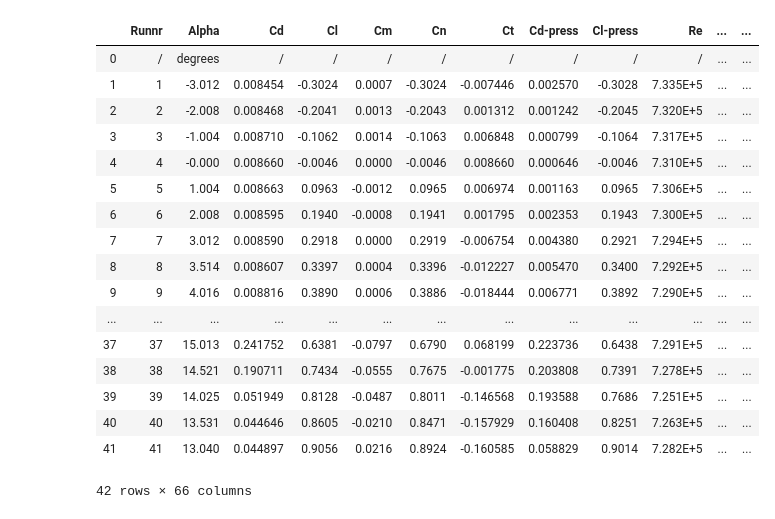
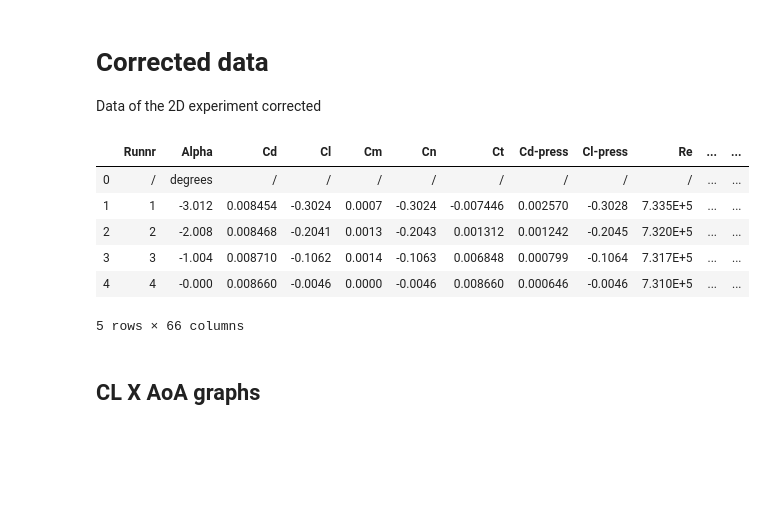
Before and after one commit to iamlucassantos/WindTunnelTest, a Jupyter notebook: IR/PressureReader2D.ipynb, the cells around one changed output. Drawn from its saved outputs; the diff is of its cells as text; code cells hidden in the pictures; blank space fills up the shorter version.

```diff
--- a/IR/PressureReader2D.ipynb
+++ b/IR/PressureReader2D.ipynb
@@ -1,33 +1,28 @@
+# %% [markdown]
+# Corrected data
+
+Data of the 2D experiment corrected
 # %%
 import numpy as np
 import pandas as pd
 import matplotlib.pyplot as plt
 
-plt.style.use("seabor")
+plt.style.use("seaborn-colorblind")
 plt.rc('axes', titlesize=18)     # fontsize of the axes title
 plt.rc('axes', labelsize=14)    # fontsize of the x and y labels
 plt.rc('legend', fontsize=14)    # legend fontsize
 
 
 data = pd.read_csv('2D_pressure\corr_test.txt', sep="\s+",usecols=range(66))
-data
+data.head()
 # %% [output]
 |  | Runnr | Alpha | Cd | Cl | Cm | Cn | Ct | Cd-press | Cl-press | Re | ... | ... |
 | 0 | / | degrees | / | / | / | / | / | / | / | / | ... | ... |
 | 1 | 1 | -3.012 | 0.008454 | -0.3024 | 0.0007 | -0.3024 | -0.007446 | 0.002570 | -0.3028 | 7.335E+5 | ... | ... |
 | 2 | 2 | -2.008 | 0.008468 | -0.2041 | 0.0013 | -0.2043 | 0.001312 | 0.001242 | -0.2045 | 7.320E+5 | ... | ... |
 | 3 | 3 | -1.004 | 0.008710 | -0.1062 | 0.0014 | -0.1063 | 0.006848 | 0.000799 | -0.1064 | 7.317E+5 | ... | ... |
 | 4 | 4 | -0.000 | 0.008660 | -0.0046 | 0.0000 | -0.0046 | 0.008660 | 0.000646 | -0.0046 | 7.310E+5 | ... | ... |
-| 5 | 5 | 1.004 | 0.008663 | 0.0963 | -0.0012 | 0.0965 | 0.006974 | 0.001163 | 0.0965 | 7.306E+5 | ... | ... |
-| 6 | 6 | 2.008 | 0.008595 | 0.1940 | -0.0008 | 0.1941 | 0.001795 | 0.002353 | 0.1943 | 7.300E+5 | ... | ... |
-| 7 | 7 | 3.012 | 0.008590 | 0.2918 | 0.0000 | 0.2919 | -0.006754 | 0.004380 | 0.2921 | 7.294E+5 | ... | ... |
-| 8 | 8 | 3.514 | 0.008607 | 0.3397 | 0.0004 | 0.3396 | -0.012227 | 0.005470 | 0.3400 | 7.292E+5 | ... | ... |
-| 9 | 9 | 4.016 | 0.008816 | 0.3890 | 0.0006 | 0.3886 | -0.018444 | 0.006771 | 0.3892 | 7.290E+5 | ... | ... |
-| ... | ... | ... | ... | ... | ... | ... | ... | ... | ... | ... | ... | ... |
-| 37 | 37 | 15.013 | 0.241752 | 0.6381 | -0.0797 | 0.6790 | 0.068199 | 0.223736 | 0.6438 | 7.291E+5 | ... | ... |
-| 38 | 38 | 14.521 | 0.190711 | 0.7434 | -0.0555 | 0.7675 | -0.001775 | 0.203808 | 0.7391 | 7.278E+5 | ... | ... |
-| 39 | 39 | 14.025 | 0.051949 | 0.8128 | -0.0487 | 0.8011 | -0.146568 | 0.193588 | 0.7686 | 7.251E+5 | ... | ... |
-| 40 | 40 | 13.531 | 0.044646 | 0.8605 | -0.0210 | 0.8471 | -0.157929 | 0.160408 | 0.8251 | 7.263E+5 | ... | ... |
-| 41 | 41 | 13.040 | 0.044897 | 0.9056 | 0.0216 | 0.8924 | -0.160585 | 0.058829 | 0.9014 | 7.282E+5 | ... | ... |
-42 rows × 66 columns
+5 rows × 66 columns
+# %% [markdown]
+## CL X AoA graphs
 # %%
```
Also changed, not shown: parts of 14 cells of this notebook.
